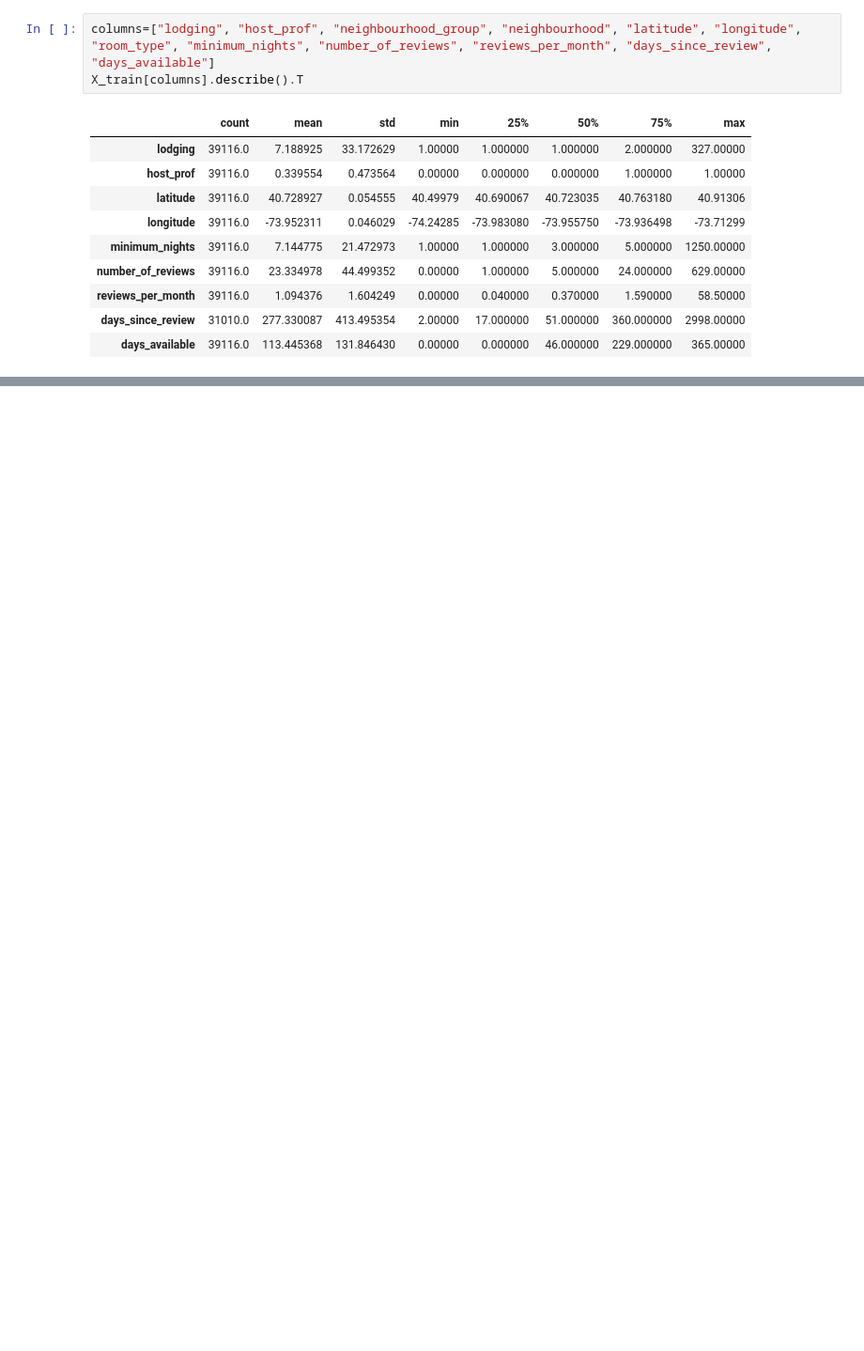
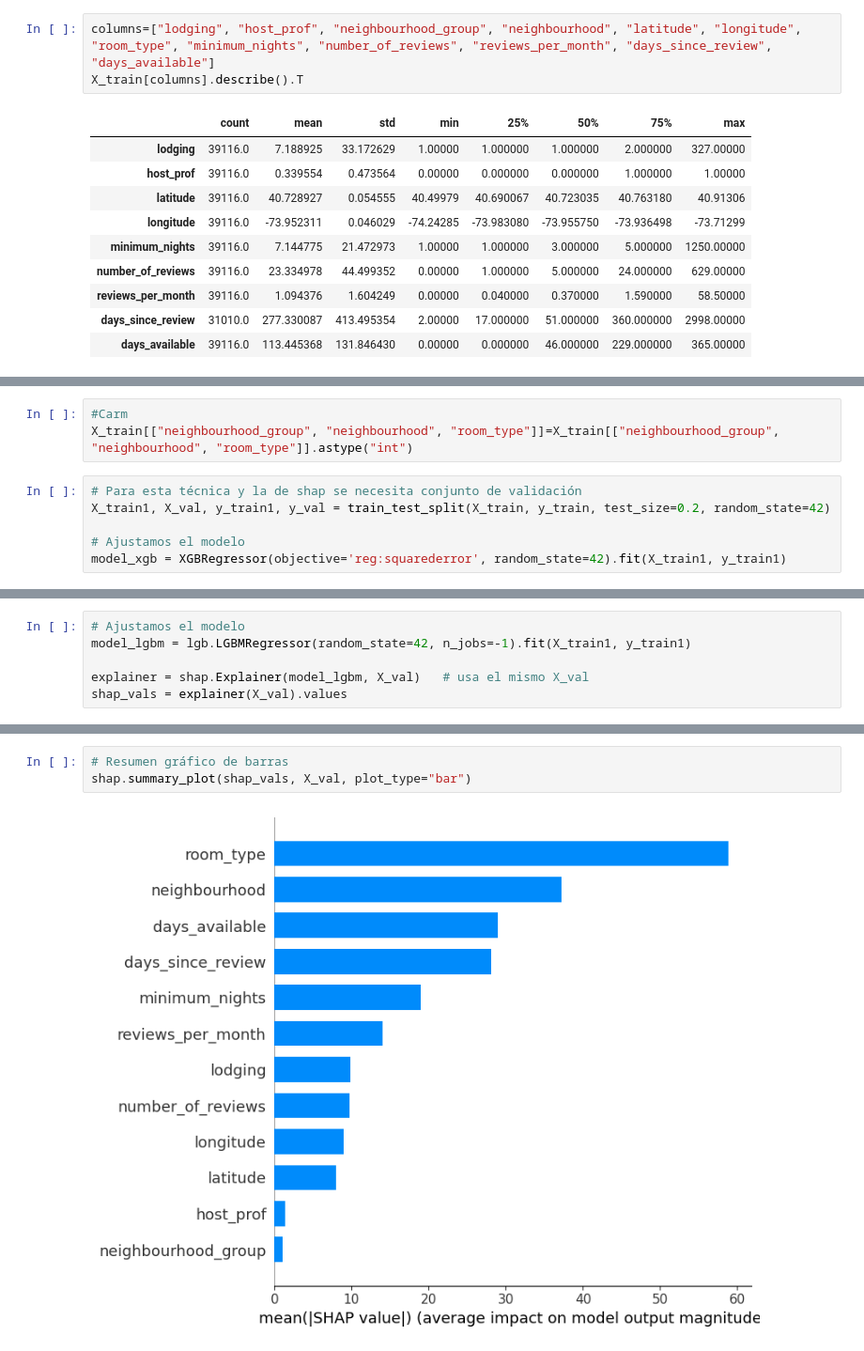
Before and after one commit to jjimvar/intro-ml, a Jupyter notebook: src/00_eda.ipynb, the cells around one changed output, grey strips where cells are left out. Shown at 94% size. Cells and saved outputs as stored; diff of their text form; blank space fills up the shorter version.

```diff
--- a/src/00_eda.ipynb
+++ b/src/00_eda.ipynb
@@ -350,0 +398,9 @@ plt.show()
+# %%
+#Carm
+X_train[["neighbourhood_group", "neighbourhood", "room_type"]]=X_train[["neighbourhood_group", "neighbourhood", "room_type"]].astype("int")
+# %%
+# Para esta técnica y la de shap se necesita conjunto de validación
+X_train1, X_val, y_train1, y_val = train_test_split(X_train, y_train, test_size=0.2, random_state=42)
+
+# Ajustamos el modelo
+model_xgb = XGBRegressor(objective='reg:squarederror', random_state=42).fit(X_train1, y_train1)
@@ -350,0 +428,6 @@ plt.show()
+# %%
+# Ajustamos el modelo
+model_lgbm = lgb.LGBMRegressor(random_state=42, n_jobs=-1).fit(X_train1, y_train1)
+
+explainer = shap.Explainer(model_lgbm, X_val)   # usa el mismo X_val
+shap_vals = explainer(X_val).values
@@ -350,0 +460,5 @@ plt.show()
+# %%
+# Resumen gráfico de barras
+shap.summary_plot(shap_vals, X_val, plot_type="bar")
+# %% [output]
+[figure, added]
```
Also changed, not shown: parts of 88 cells of this notebook, 1 other file.
